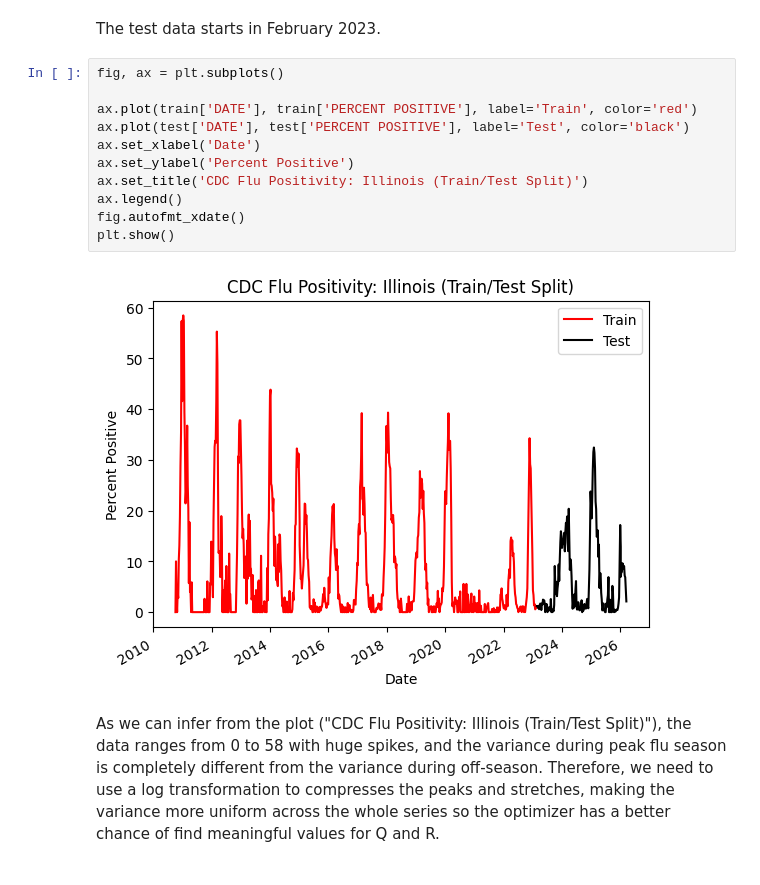
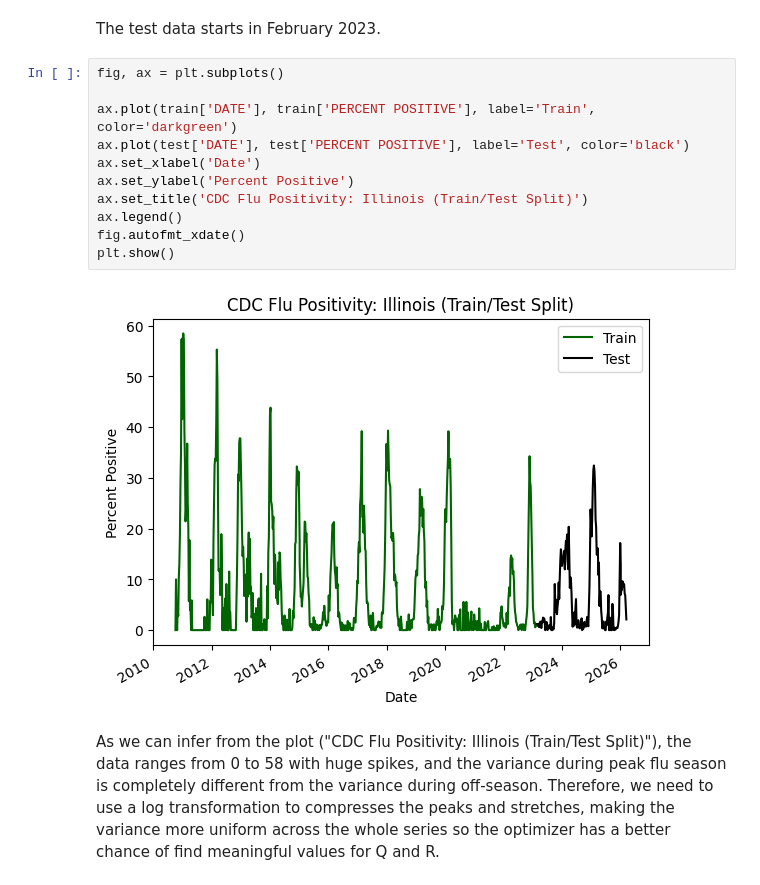
Before and after one commit to alexanderhperalta/kalman-filter, a Jupyter notebook: kalman_filter.ipynb, the cells around one changed output. Drawn from its saved outputs; the diff is of its cells as text.

```diff
--- a/kalman_filter.ipynb
+++ b/kalman_filter.ipynb
@@ -48,16 +48,16 @@ The test data starts in February 2023.
 # %%
 fig, ax = plt.subplots()
 
-ax.plot(train['DATE'], train['PERCENT POSITIVE'], label='Train', color='red')
+ax.plot(train['DATE'], train['PERCENT POSITIVE'], label='Train', color='darkgreen')
 ax.plot(test['DATE'], test['PERCENT POSITIVE'], label='Test', color='black')
 ax.set_xlabel('Date')
 ax.set_ylabel('Percent Positive')
 ax.set_title('CDC Flu Positivity: Illinois (Train/Test Split)')
 ax.legend()
 fig.autofmt_xdate()
 plt.show()
 # %% [output]
-[figure, old version]
+[figure, new version]
 # %% [markdown]
 As we can infer from the plot ("CDC Flu Positivity: Illinois (Train/Test Split)"), the data ranges from 0 to 58 with huge spikes, and the variance during peak flu season is completely different from the variance during off-season. Therefore, we need to use a log transformation to compresses the peaks and stretches, making the variance more uniform across the whole series so the optimizer has a better chance of find meaningful values for Q and R.
 # %%
```
Also changed, not shown: parts of 17 cells of this notebook.
